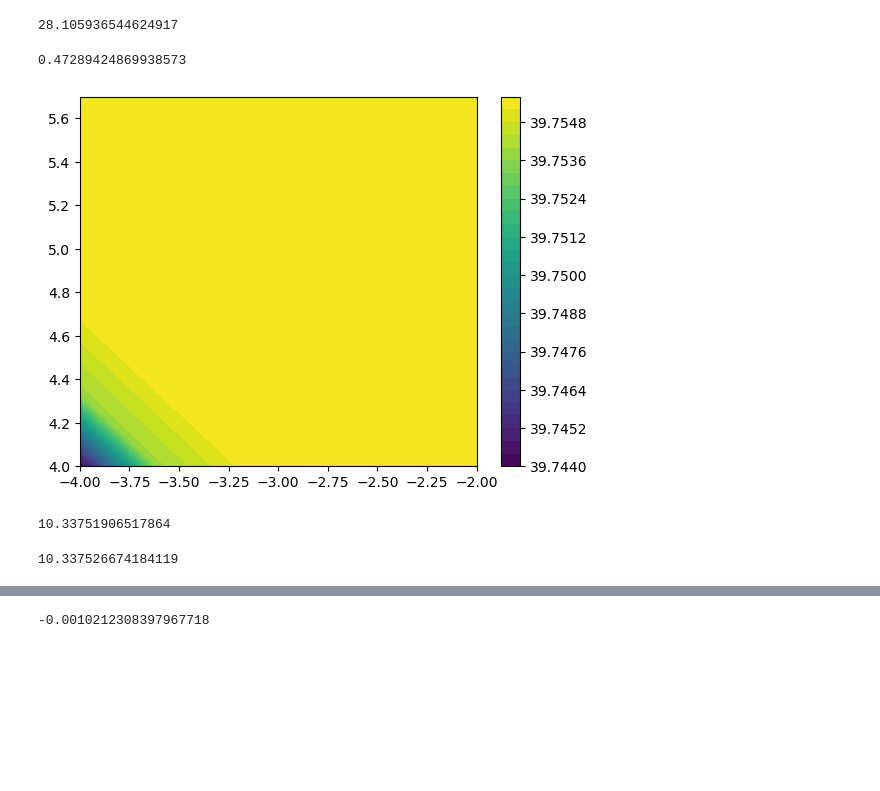
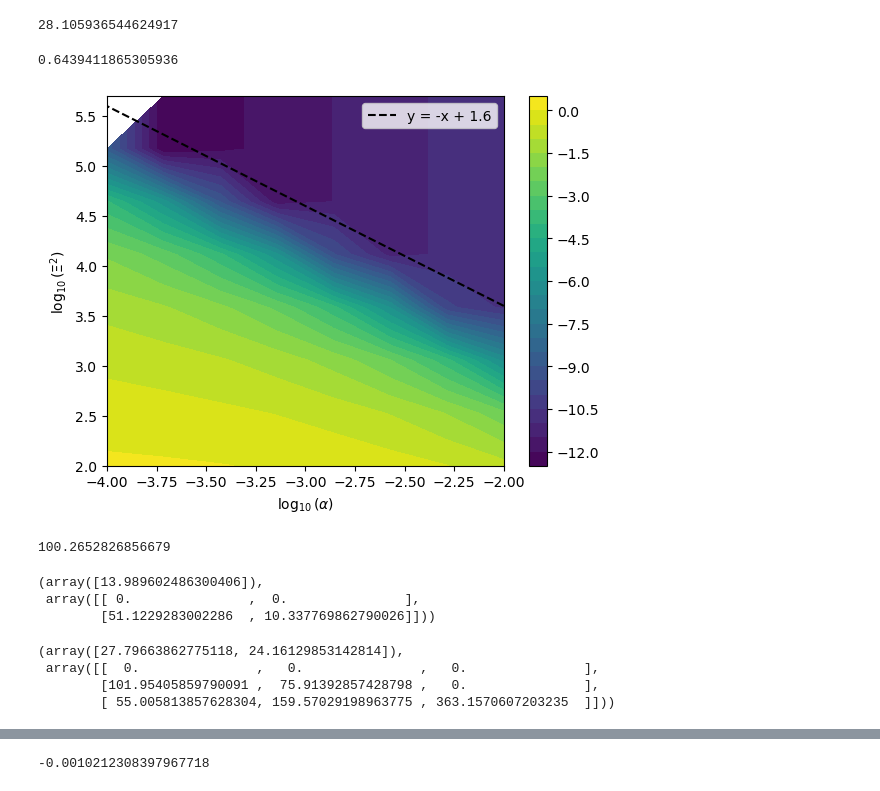
Before and after one commit to rc33051/MPhys-Code, a Jupyter notebook: Workbook_24_March.ipynb, the cells around one changed output, grey strips where cells are left out. Cells and saved outputs as stored; diff of their text form; code cells hidden in the pictures; blank space fills up the shorter version.

Commit message:
update of some files + graphing derivatives

```diff
--- a/Workbook_24_March.ipynb
+++ b/Workbook_24_March.ipynb
@@ -184,7 +184,7 @@ def deriv_tolarence(d_vec, ML, iterations):
     return returned_value, cutoff, alpha #results, cutoffs, alphas
 # %%
 ML = 4
-d_vec = np.array([0,0,0])
+d_vec = np.array([1,0,0])
 
 zeros = np.load(file_location(d_vec, ML))['zeros']
 x = zeros[0]
@@ -194,9 +194,9 @@ print(x)
 a = 1
 b = 0
 
-resolution = 6
+resolution = 8
 alpha = np.logspace(-2,-4,resolution)
-cutoff = np.logspace(4,5.7, resolution)
+cutoff = np.logspace(2,5.7, resolution)
 
 A, C = np.meshgrid(alpha, cutoff, indexing='xy')
 Z = np.zeros_like(A)
@@ -204,21 +204,29 @@ for i in tqdm(range(len(A))):
     for j in range(len(C)):
         Z[i,j] = limiting(a,b, d_vec, x, A[i,j],C[i,j],ML)
 # %% [output]
-0.47289424869938573
+0.6439411865305936
-# %%
-
-plt.contourf(np.log10(A), np.log10(C), Z, levels=30)
-plt.colorbar()
-
-plt.plot()
-plt.show()
-# %% [output]
-[figure, removed]
+# %%
+
+plt.contourf(np.log10(A), np.log10(C), np.log10(np.abs(Z-51.12292830023085)), levels=30)
+
+plt.plot(np.log10(alpha), -np.log10(alpha) +1.6,'--', color = 'black',  label ='y = -x + 1.6')
+plt.colorbar()
+
+plt.ylim(min(np.log10(cutoff)),max(np.log10(cutoff)))
+plt.legend()
+plt.xlabel('$\log_{{10}}(\\alpha)$')
+plt.ylabel('$\log_{{10}}(\Xi^2)$')
+plt.plot()
+plt.show()
+# %% [output]
+[figure, added]
 # %%
-limiting(a,b, d_vec, x, 1e-5, 2e6,ML)
+limiting(a,b, d_vec, x, 1e-10, 5e4,ML)
 # %% [output]
-10.33751906517864
+100.2652826856679
 # %%
-limiting(a,b, d_vec, x, 1e-5, 3e6,ML)
+derivative(1, d_vec, x, 1e-4, 5e5,ML)
 # %% [output]
-10.337526674184119
+(array([13.989602486300406]),
+ array([[ 0.               ,  0.               ],
+        [51.1229283002286  , 10.337769862790026]]))
@@ -224,0 +237,7 @@ limiting(a,b, d_vec, x, 1e-5, 3e6,ML)
+# %%
+derivative(2, d_vec, x, 1e-4, 5e5,ML)
+# %% [output]
+(array([27.79663862775118, 24.16129853142814]),
+ array([[  0.               ,   0.               ,   0.               ],
+        [101.95405859790091 ,  75.91392857428798 ,   0.               ],
+        [ 55.005813857628304, 159.57029198963775 , 363.1570607203235  ]]))
```
Also changed, not shown: parts of 22 cells of this notebook, 21 other files.
